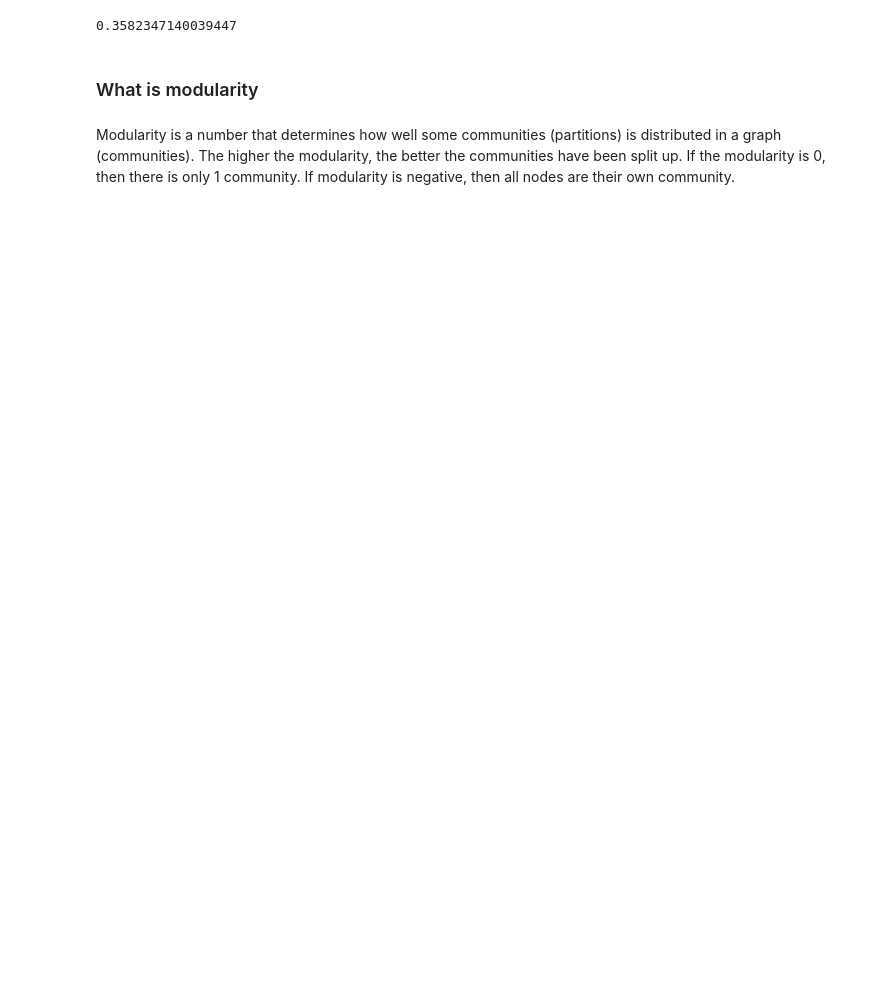
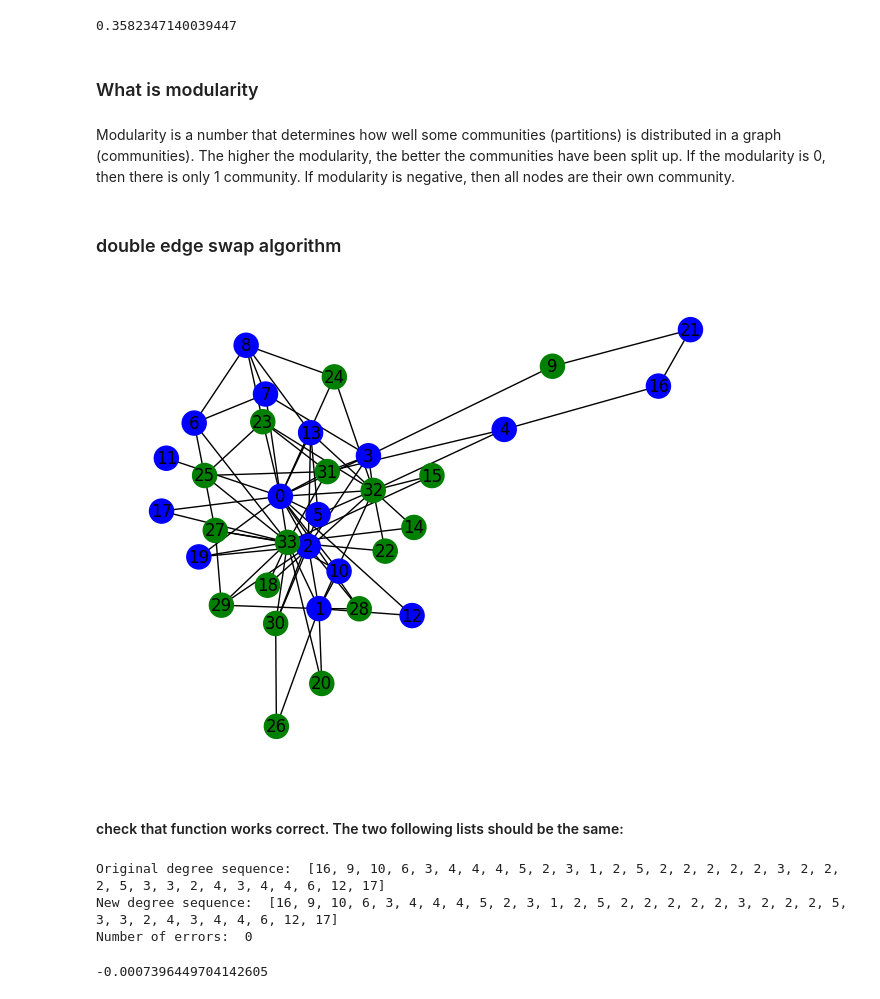
Before and after one commit to FabianScott/ComSoc, a Jupyter notebook: Week_6/modularity_karate.ipynb, the cells around one changed output. Cells and saved outputs as stored; diff of their text form; code cells hidden in the pictures; blank space fills up the shorter version.

```diff
--- a/Week_6/modularity_karate.ipynb
+++ b/Week_6/modularity_karate.ipynb
@@ -44,3 +45,46 @@ modularity(G, [OfficerGroup, MrHiGroup])
 ### What is modularity
 # %% [markdown]
 Modularity is a number that determines how well some communities (partitions) is distributed in a graph (communities). The higher the modularity, the better the communities have been split up. If the modularity is 0, then there is only 1 community. If modularity is negative, then all nodes are their own community.
+# %% [markdown]
+### double edge swap algorithm
+# %%
+N = G.number_of_edges()*2
+# %%
+import random
+
+def double_edge_swap_algo(G_original, N):
+    G = G_original.copy()
+    for i in range(N):
+        u, v = random.choice(list(G.edges()))
+        x, y = random.choice(list(G.edges()))
+
+        if (u != x) and (v != y) and (not G.has_edge(u, y)) and (not G.has_edge(x, v)):
+            # perform the double edge swap
+            G.remove_edges_from([(u, v), (x, y)])
+            G.add_edges_from([(u, y), (x, v)])
+
+    return G
+# %%
+G_double_edge_swap = double_edge_swap_algo(G, N)
+nx.draw(G_double_edge_swap, with_labels=True, node_color=color_map)
+plt.show()
+# %% [output]
+[figure, added]
+# %% [markdown]
+#### check that function works correct. The two following lists should be the same:
+# %%
+lst_old = [d for n, d in G.degree()]
+lst_new = [d for n, d in G_double_edge_swap.degree()]
+
+print("Original degree sequence: ", lst_old)
+print("New degree sequence: ", lst_new)
+print("Number of errors: ", sum([True for i in range(len(lst_old)) if lst_old[i] != lst_new[i]]))
+# %% [output]
+Original degree sequence:  [16, 9, 10, 6, 3, 4, 4, 4, 5, 2, 3, 1, 2, 5, 2, 2, 2, 2, 2, 3, 2, 2, 2, 5, 3, 3, 2, 4, 3, 4, 4, 6, 12, 17]
+New degree sequence:  [16, 9, 10, 6, 3, 4, 4, 4, 5, 2, 3, 1, 2, 5, 2, 2, 2, 2, 2, 3, 2, 2, 2, 5, 3, 3, 2, 4, 3, 4, 4, 6, 12, 17]
+Number of errors:  0
+# %%
+# new_modularity
+modularity(G_double_edge_swap, [OfficerGroup, MrHiGroup])
+# %% [output]
+-0.0007396449704142605
```
Also changed, not shown: parts of 12 cells of this notebook.
